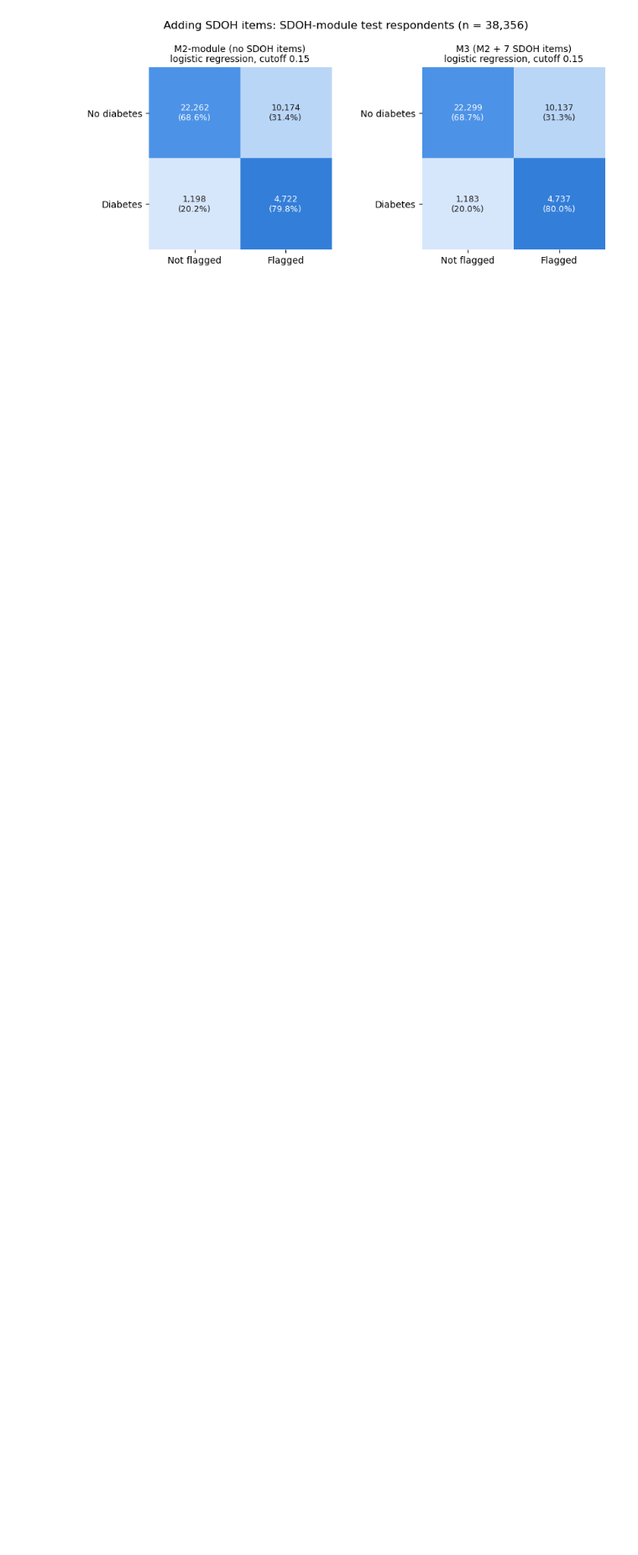
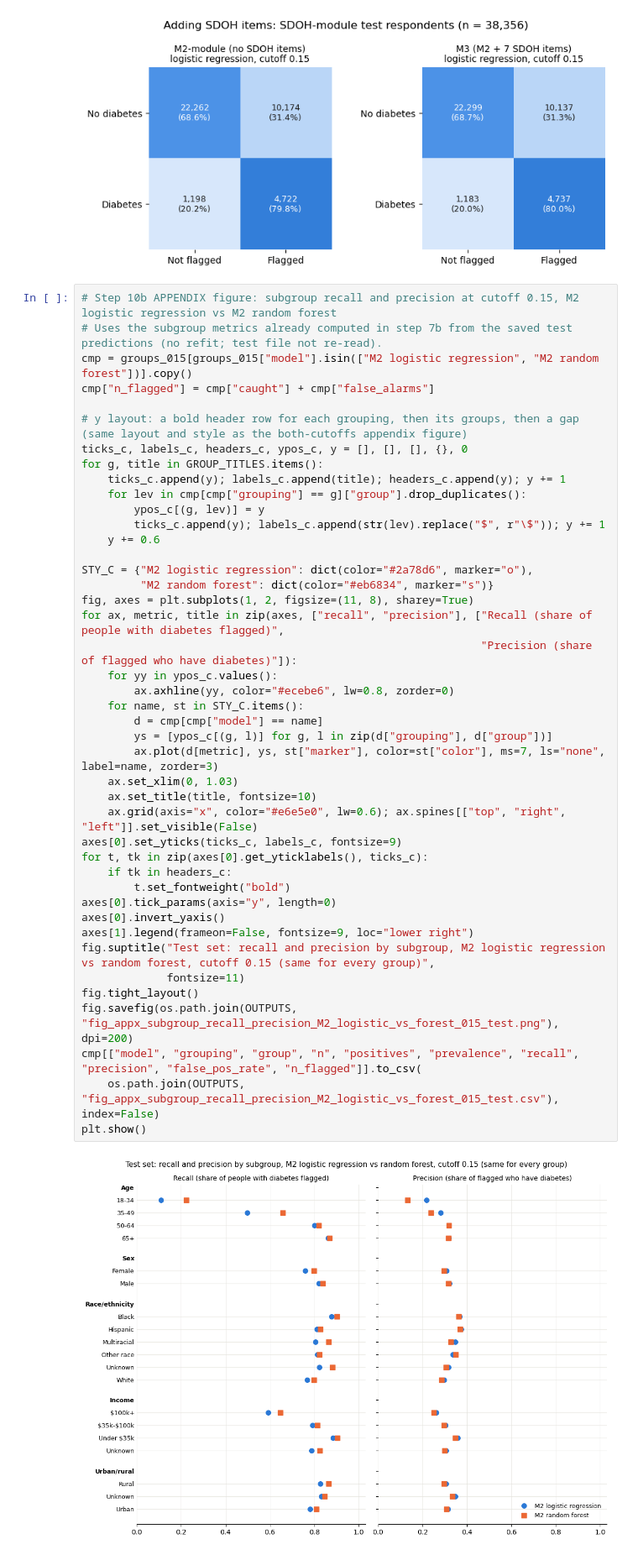
Before and after one commit to Catherine-Chun-28/Diabetes-Screening-Project, a Jupyter notebook: 02_Model_Training.ipynb, the cells around one changed output. Shown at 84% size. Saved outputs shown, nothing was run; the diff lists cells and outputs as text; blank space fills up the shorter version.

```diff
--- a/02_Model_Training.ipynb
+++ b/02_Model_Training.ipynb
@@ -1781,6 +1488,51 @@ pd.DataFrame(rows_cm3).to_csv(os.path.join(OUTPUTS, "fig_main3_confusion_M2_vs_M
 plt.show()
 # %% [output]
 [figure]
+# %%
+# Step 10b APPENDIX figure: subgroup recall and precision at cutoff 0.15, M2 logistic regression vs M2 random forest
+# Uses the subgroup metrics already computed in step 7b from the saved test predictions (no refit; test file not re-read).
+cmp = groups_015[groups_015["model"].isin(["M2 logistic regression", "M2 random forest"])].copy()
+cmp["n_flagged"] = cmp["caught"] + cmp["false_alarms"]
+
+# y layout: a bold header row for each grouping, then its groups, then a gap (same layout and style as the both-cutoffs appendix figure)
+ticks_c, labels_c, headers_c, ypos_c, y = [], [], [], {}, 0
+for g, title in GROUP_TITLES.items():
+    ticks_c.append(y); labels_c.append(title); headers_c.append(y); y += 1
+    for lev in cmp[cmp["grouping"] == g]["group"].drop_duplicates():
+        ypos_c[(g, lev)] = y
+        ticks_c.append(y); labels_c.append(str(lev).replace("$", r"\$")); y += 1
+    y += 0.6
+
+STY_C = {"M2 logistic regression": dict(color="#2a78d6", marker="o"),
+         "M2 random forest": dict(color="#eb6834", marker="s")}
+fig, axes = plt.subplots(1, 2, figsize=(11, 8), sharey=True)
+for ax, metric, title in zip(axes, ["recall", "precision"], ["Recall (share of people with diabetes flagged)",
+                                                             "Precision (share of flagged who have diabetes)"]):
+    for yy in ypos_c.values():
+        ax.axhline(yy, color="#ecebe6", lw=0.8, zorder=0)
+    for name, st in STY_C.items():
+        d = cmp[cmp["model"] == name]
+        ys = [ypos_c[(g, l)] for g, l in zip(d["grouping"], d["group"])]
+        ax.plot(d[metric], ys, st["marker"], color=st["color"], ms=7, ls="none", label=name, zorder=3)
+    ax.set_xlim(0, 1.03)
+    ax.set_title(title, fontsize=10)
+    ax.grid(axis="x", color="#e6e5e0", lw=0.6); ax.spines[["top", "right", "left"]].set_visible(False)
+axes[0].set_yticks(ticks_c, labels_c, fontsize=9)
+for t, tk in zip(axes[0].get_yticklabels(), ticks_c):
+    if tk in headers_c:
+        t.set_fontweight("bold")
+axes[0].tick_params(axis="y", length=0)
+axes[0].invert_yaxis()
+axes[1].legend(frameon=False, fontsize=9, loc="lower right")
+fig.suptitle("Test set: recall and precision by subgroup, M2 logistic regression vs random forest, cutoff 0.15 (same for every group)",
+             fontsize=11)
+fig.tight_layout()
+fig.savefig(os.path.join(OUTPUTS, "fig_appx_subgroup_recall_precision_M2_logistic_vs_forest_015_test.png"), dpi=200)
+cmp[["model", "grouping", "group", "n", "positives", "prevalence", "recall", "precision", "false_pos_rate", "n_flagged"]].to_csv(
+    os.path.join(OUTPUTS, "fig_appx_subgroup_recall_precision_M2_logistic_vs_forest_015_test.csv"), index=False)
+plt.show()
+# %% [output]
+[figure, added]
 # %% [markdown]
 ## End of analysis notebook
 Step 8 is complete above. Step 9 (full threshold sensitivity) was dropped (R7; one secondary cutoff added, R7a). Step 10 (diagnostics and write-up) follows.
```
Also changed, not shown: parts of 22 cells of this notebook, 23 other files.
